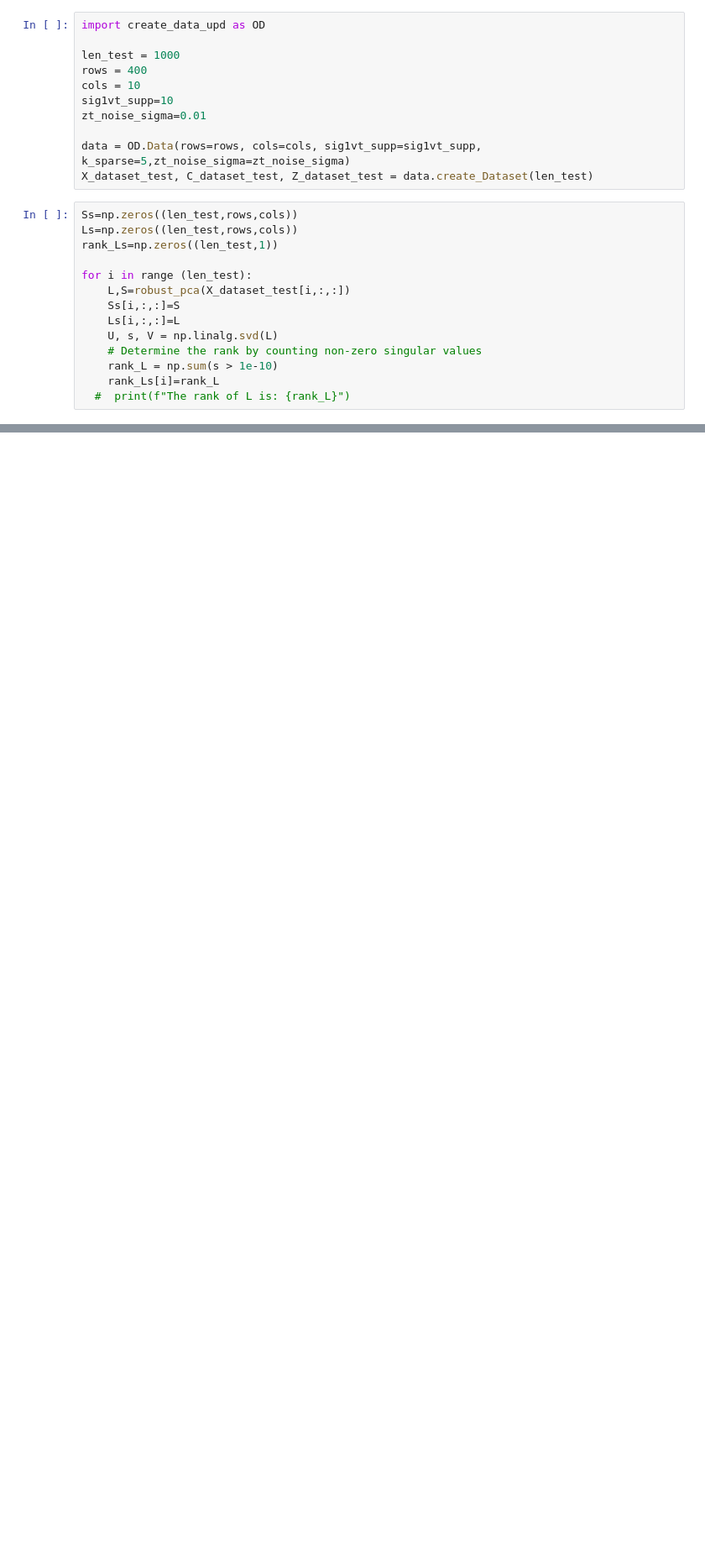
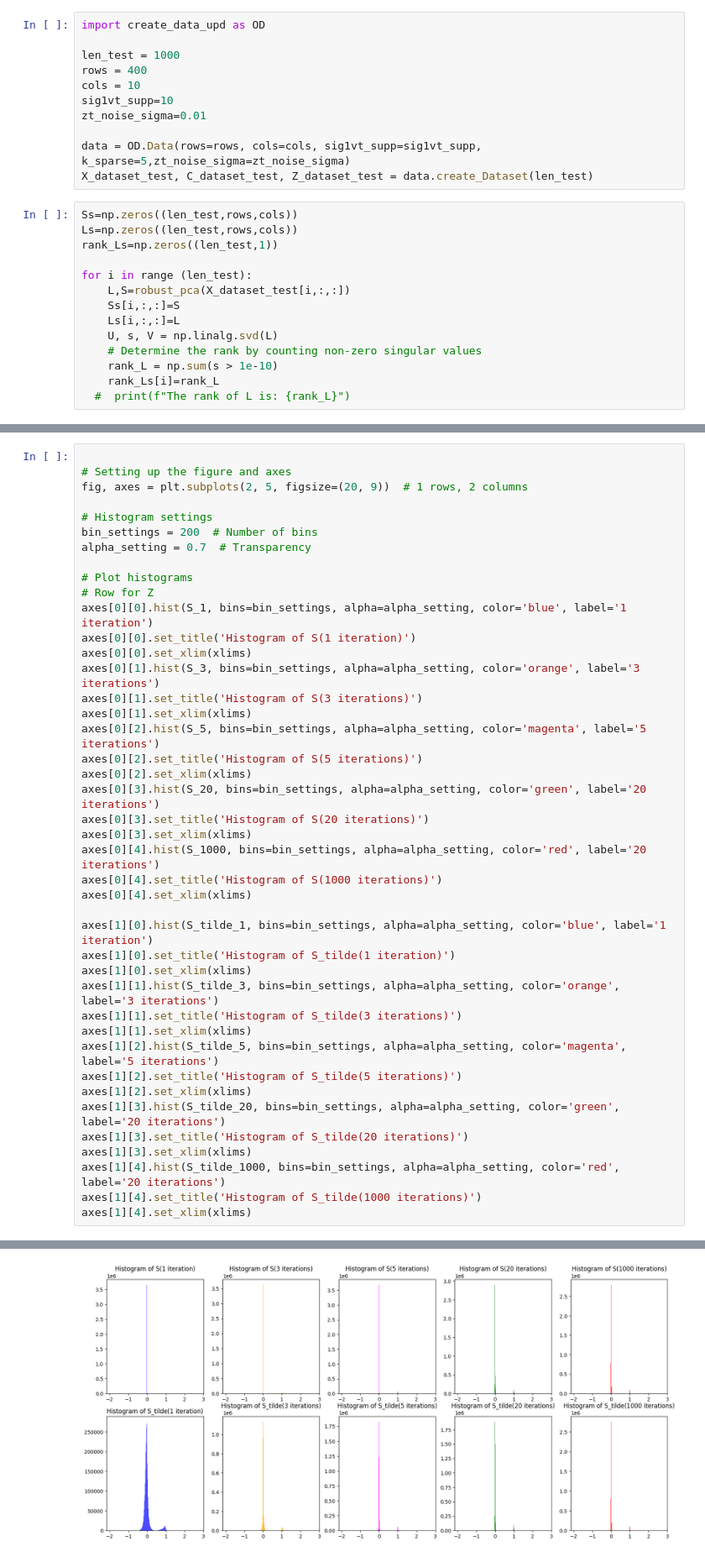
Before and after one commit to itaygeva/MultidimCS, a Jupyter notebook: robust_PCA.ipynb, the cells around one changed output, grey strips where cells are left out. Shown at 84% size. Drawn from its saved outputs; the diff is of its cells as text; blank space fills up the shorter version.

```diff
--- a/robust_PCA.ipynb
+++ b/robust_PCA.ipynb
@@ -207,0 +372,43 @@ print(f"Average MSE of Z and Z biggest values: {average_mse}")
+# %%
+
+# Setting up the figure and axes
+fig, axes = plt.subplots(2, 5, figsize=(20, 9))  # 1 rows, 2 columns
+
+# Histogram settings
+bin_settings = 200  # Number of bins
+alpha_setting = 0.7  # Transparency
+
+# Plot histograms
+# Row for Z
+axes[0][0].hist(S_1, bins=bin_settings, alpha=alpha_setting, color='blue', label='1 iteration')
+axes[0][0].set_title('Histogram of S(1 iteration)')
+axes[0][0].set_xlim(xlims)
+axes[0][1].hist(S_3, bins=bin_settings, alpha=alpha_setting, color='orange', label='3 iterations')
+axes[0][1].set_title('Histogram of S(3 iterations)')
+axes[0][1].set_xlim(xlims)
+axes[0][2].hist(S_5, bins=bin_settings, alpha=alpha_setting, color='magenta', label='5 iterations')
+axes[0][2].set_title('Histogram of S(5 iterations)')
+axes[0][2].set_xlim(xlims)
+axes[0][3].hist(S_20, bins=bin_settings, alpha=alpha_setting, color='green', label='20 iterations')
+axes[0][3].set_title('Histogram of S(20 iterations)')
+axes[0][3].set_xlim(xlims)
+axes[0][4].hist(S_1000, bins=bin_settings, alpha=alpha_setting, color='red', label='20 iterations')
+axes[0][4].set_title('Histogram of S(1000 iterations)')
+axes[0][4].set_xlim(xlims)
+
+axes[1][0].hist(S_tilde_1, bins=bin_settings, alpha=alpha_setting, color='blue', label='1 iteration')
+axes[1][0].set_title('Histogram of S_tilde(1 iteration)')
+axes[1][0].set_xlim(xlims)
+axes[1][1].hist(S_tilde_3, bins=bin_settings, alpha=alpha_setting, color='orange', label='3 iterations')
+axes[1][1].set_title('Histogram of S_tilde(3 iterations)')
+axes[1][1].set_xlim(xlims)
+axes[1][2].hist(S_tilde_5, bins=bin_settings, alpha=alpha_setting, color='magenta', label='5 iterations')
+axes[1][2].set_title('Histogram of S_tilde(5 iterations)')
+axes[1][2].set_xlim(xlims)
+axes[1][3].hist(S_tilde_20, bins=bin_settings, alpha=alpha_setting, color='green', label='20 iterations')
+axes[1][3].set_title('Histogram of S_tilde(20 iterations)')
+axes[1][3].set_xlim(xlims)
+axes[1][4].hist(S_tilde_1000, bins=bin_settings, alpha=alpha_setting, color='red', label='20 iterations')
+axes[1][4].set_title('Histogram of S_tilde(1000 iterations)')
+axes[1][4].set_xlim(xlims)
+# %% [output]
@@ -207,0 +416 @@ print(f"Average MSE of Z and Z biggest values: {average_mse}")
+[figure, added]
```
Also changed, not shown: parts of 11 cells of this notebook.
